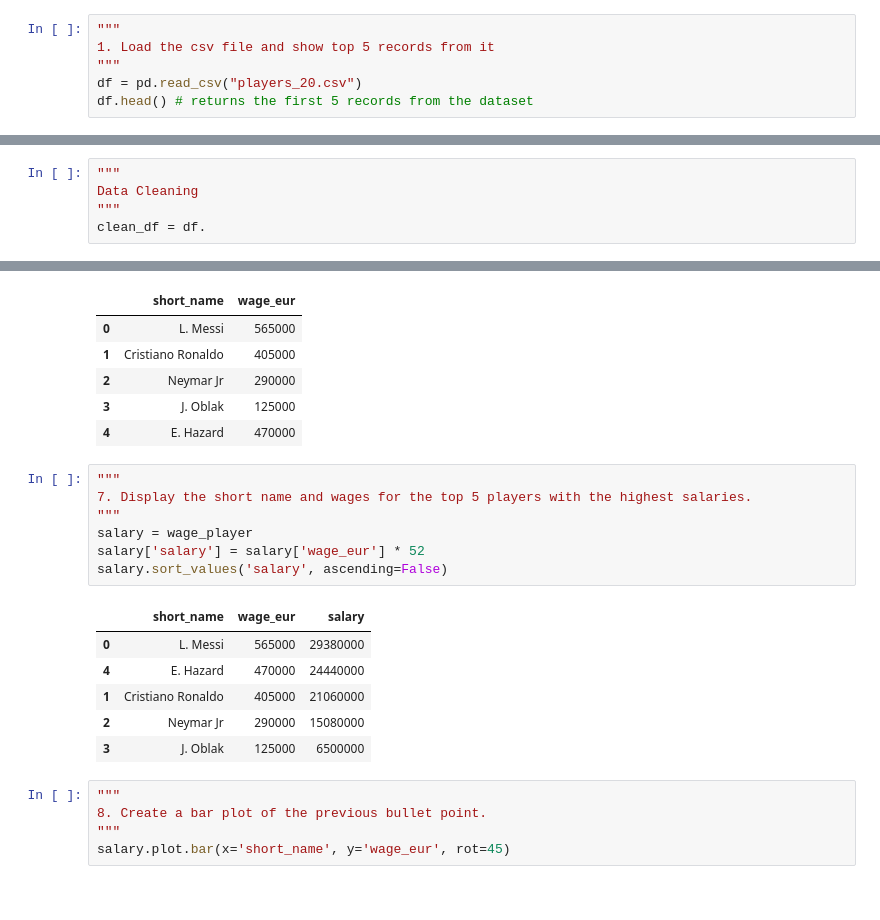
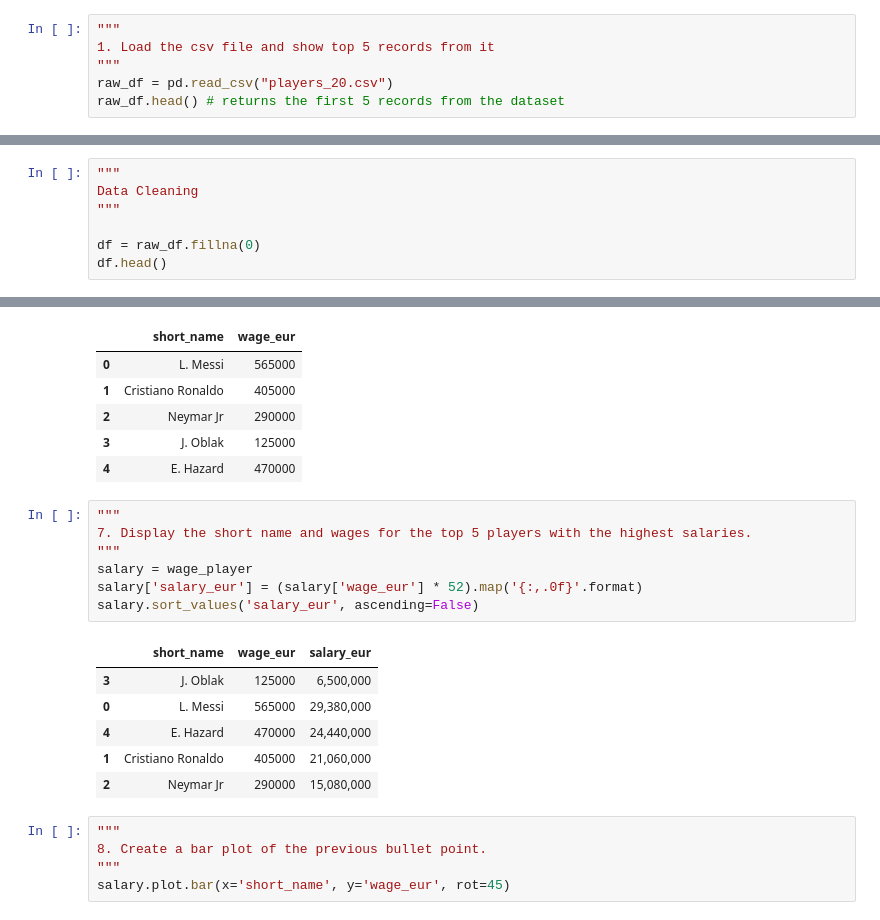
Before and after one commit to Jrowez/JUMPlus-Projects, a Jupyter notebook: Project_1/data_project_1.ipynb, the cells around one changed output, grey strips where cells are left out. Drawn from its saved outputs; the diff is of its cells as text.

Commit message:
fixed some formatting things

```diff
--- a/Project_1/data_project_1.ipynb
+++ b/Project_1/data_project_1.ipynb
@@ -29,8 +31,8 @@ import numpy as np
 """
 1. Load the csv file and show top 5 records from it
 """
-df = pd.read_csv("players_20.csv")
-df.head() # returns the first 5 records from the dataset
+raw_df = pd.read_csv("players_20.csv")
+raw_df.head() # returns the first 5 records from the dataset
 # %% [output]
 |  | sofifa_id | player_url | short_name | long_name | age | dob | height_cm | weight_kg | nationality | ... |
 | 0 | 158023 | https://sofifa.com/player/158023/... | L. Messi | Lionel Andrés Messi Cuccittini | 32 | 1987-06-24 | 170 | 72 | Argentina | ... |
@@ -43,4 +45,6 @@ df.head() # returns the first 5 records from the dataset
 """
 Data Cleaning
 """
-clean_df = df.
+
+df = raw_df.fillna(0)
+df.head()
@@ -130,17 +142,17 @@ wage_player
 # %%
 """
 7. Display the short name and wages for the top 5 players with the highest salaries.
 """
 salary = wage_player
-salary['salary'] = salary['wage_eur'] * 52
-salary.sort_values('salary', ascending=False)
+salary['salary_eur'] = (salary['wage_eur'] * 52).map('{:,.0f}'.format)
+salary.sort_values('salary_eur', ascending=False)
 # %% [output]
-|  | short_name | wage_eur | salary |
-| 0 | L. Messi | 565000 | 29380000 |
-| 4 | E. Hazard | 470000 | 24440000 |
-| 1 | Cristiano Ronaldo | 405000 | 21060000 |
-| 2 | Neymar Jr | 290000 | 15080000 |
-| 3 | J. Oblak | 125000 | 6500000 |
+|  | short_name | wage_eur | salary_eur |
+| 3 | J. Oblak | 125000 | 6,500,000 |
+| 0 | L. Messi | 565000 | 29,380,000 |
+| 4 | E. Hazard | 470000 | 24,440,000 |
+| 1 | Cristiano Ronaldo | 405000 | 21,060,000 |
+| 2 | Neymar Jr | 290000 | 15,080,000 |
 # %%
 """
 8. Create a bar plot of the previous bullet point.
```
Also changed, not shown: parts of 7 cells of this notebook.
